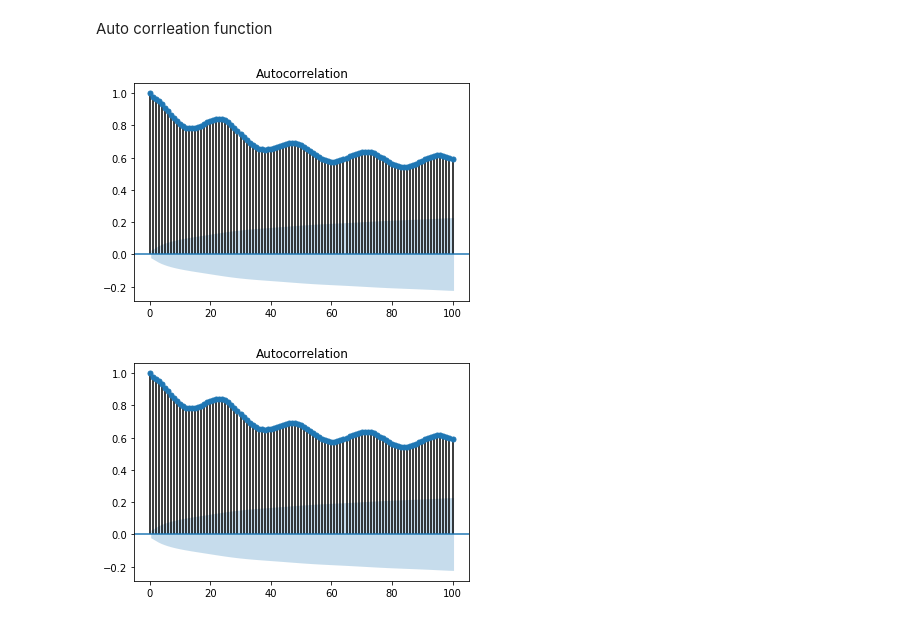
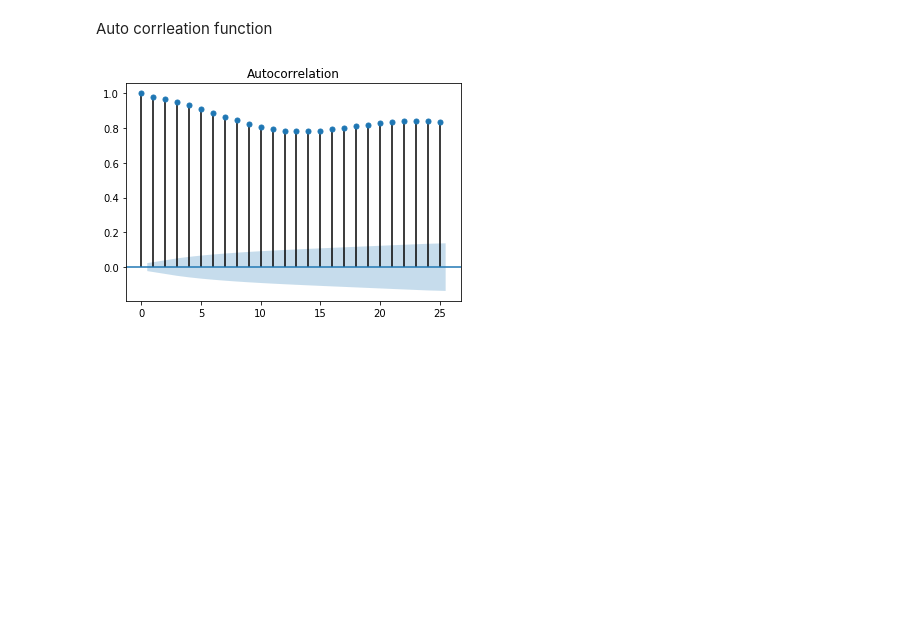
Before and after one commit to kbarr1/time_series_exploration, a Jupyter notebook: ts_exploratioon.ipynb, the cells around one changed output. Drawn from its saved outputs; the diff is of its cells as text; code cells hidden in the pictures; blank space fills up the shorter version.

```diff
--- a/ts_exploratioon.ipynb
+++ b/ts_exploratioon.ipynb
@@ -63,8 +76,8 @@ plt.legend(['temp', 'rolling mean 30 days'])
 # %% [markdown]
 Auto corrleation function
 # %%
-plot_acf(df['value'], lags = 100)
+plot_acf(df['value'], lags = 25)
+plt.show()
 # %% [output]
-[figure, old version]
+[figure, new version]
-[figure, removed]
 # %%
```
Also changed, not shown: parts of 18 cells of this notebook.
